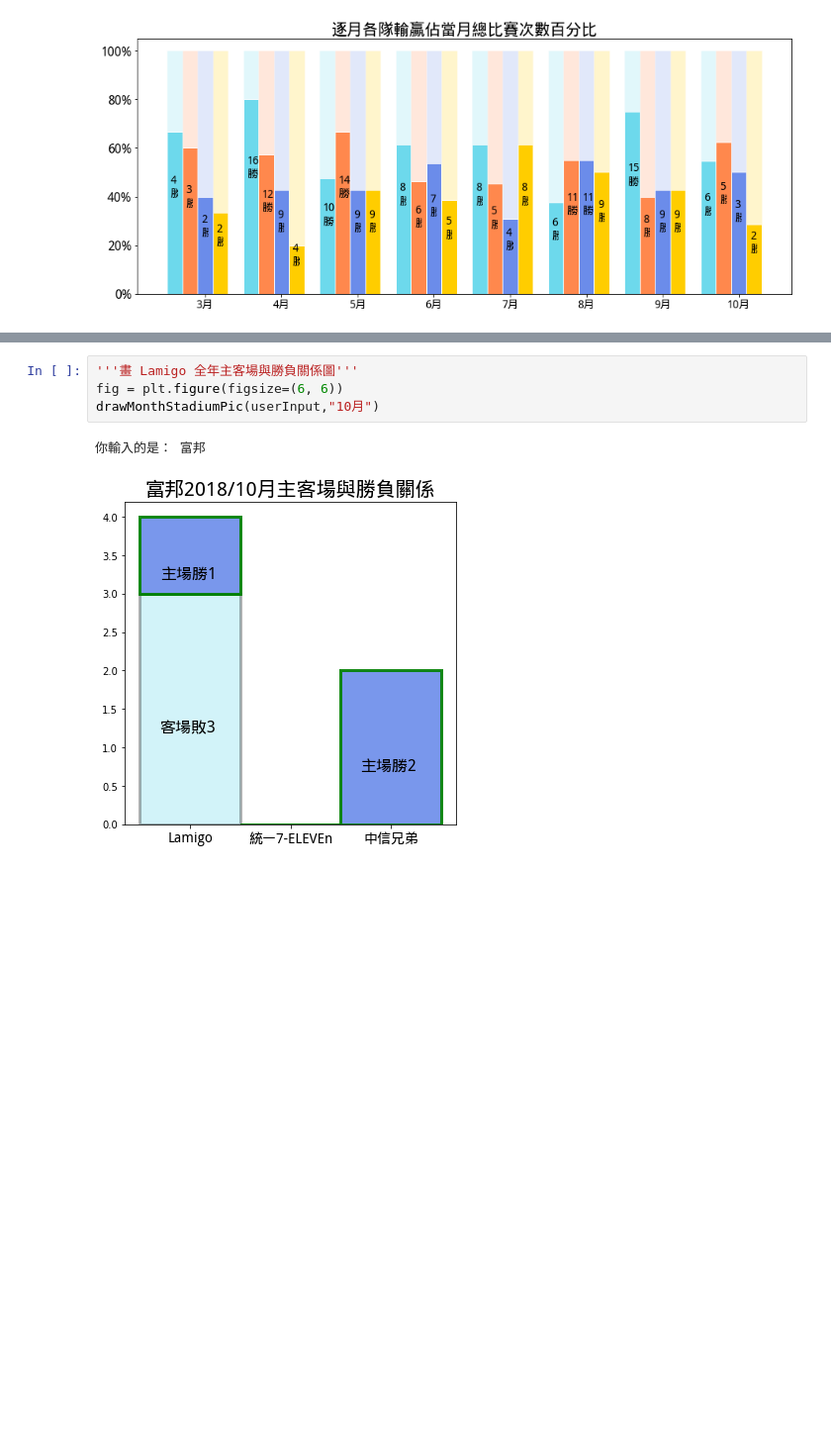
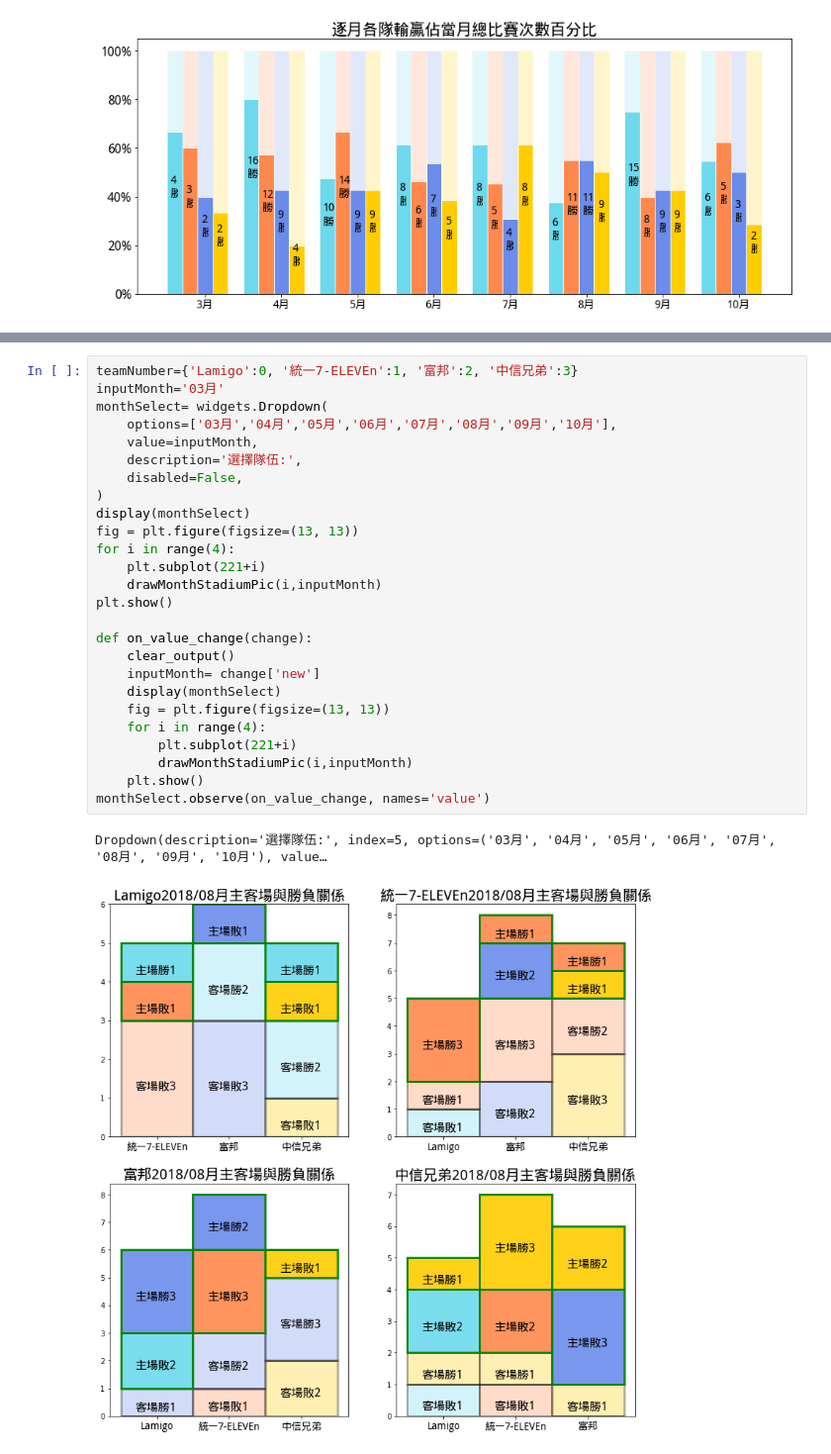
Before and after one commit to U10316043/dataclassSample, a Jupyter notebook: 2018中職球隊分析.ipynb, the cells around one changed output, grey strips where cells are left out. Shown: that part at 99% size. Saved outputs shown, nothing was run; the diff lists cells and outputs as text; blank space fills up the shorter version.

```diff
--- a/2018中職球隊分析.ipynb
+++ b/2018中職球隊分析.ipynb
@@ -430,7 +451,29 @@ def drawMonthStadiumPic(usrInputTeam,userInputMonth):
-# %%
-'''畫 Lamigo 全年主客場與勝負關係圖'''
-fig = plt.figure(figsize=(6, 6))
-drawMonthStadiumPic(userInput,"10月")
-# %% [output]
-你輸入的是： 富邦
-[figure, removed]
+# %%
+teamNumber={'Lamigo':0, '統一7-ELEVEn':1, '富邦':2, '中信兄弟':3}
+inputMonth='03月'
+monthSelect= widgets.Dropdown(
+    options=['03月','04月','05月','06月','07月','08月','09月','10月'],
+    value=inputMonth,
+    description='選擇隊伍:',
+    disabled=False,
+)
+display(monthSelect)
+fig = plt.figure(figsize=(13, 13))
+for i in range(4):
+    plt.subplot(221+i)
+    drawMonthStadiumPic(i,inputMonth)
+plt.show()
+
+def on_value_change(change):
+    clear_output()
+    inputMonth= change['new']
+    display(monthSelect)
+    fig = plt.figure(figsize=(13, 13))
+    for i in range(4):
+        plt.subplot(221+i)
+        drawMonthStadiumPic(i,inputMonth)
+    plt.show()
+monthSelect.observe(on_value_change, names='value')
+# %% [output]
+Dropdown(description='選擇隊伍:', index=5, options=('03月', '04月', '05月', '06月', '07月', '08月', '09月', '10月'), value…
+[figure, added]
```
Also changed, not shown: parts of 23 cells of this notebook.
